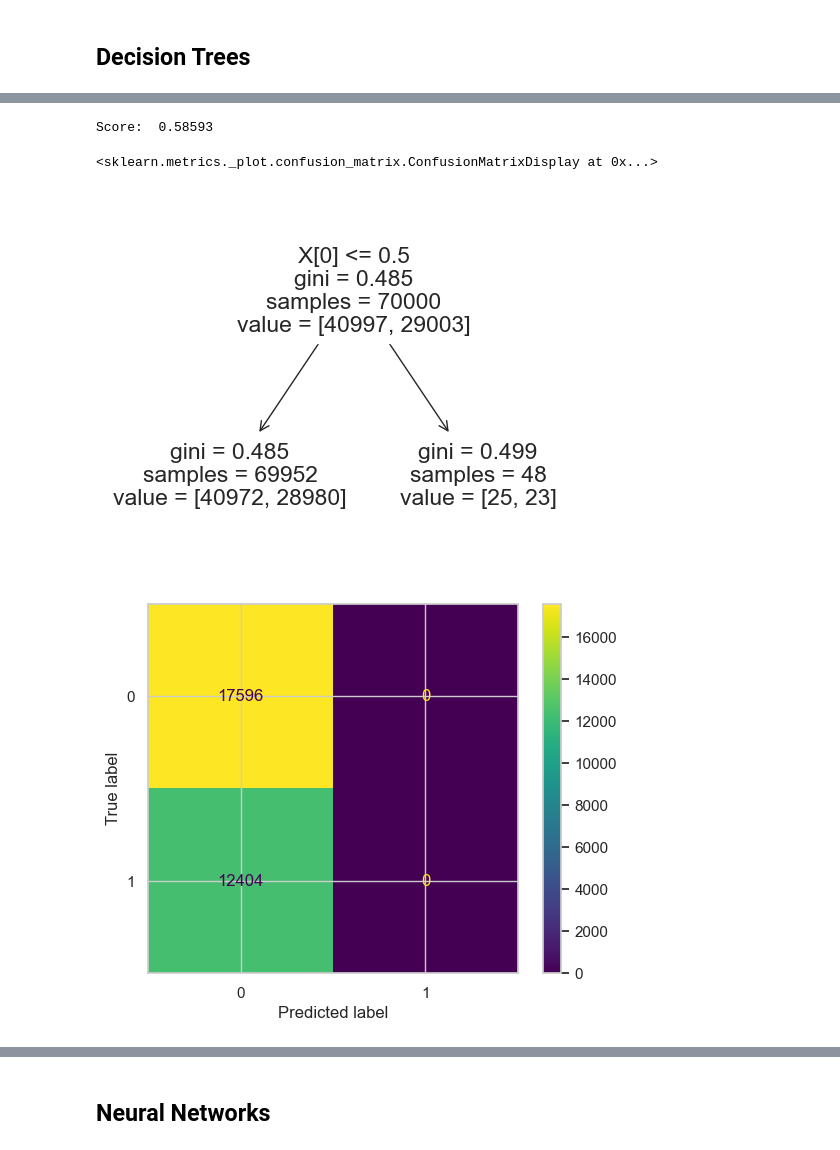
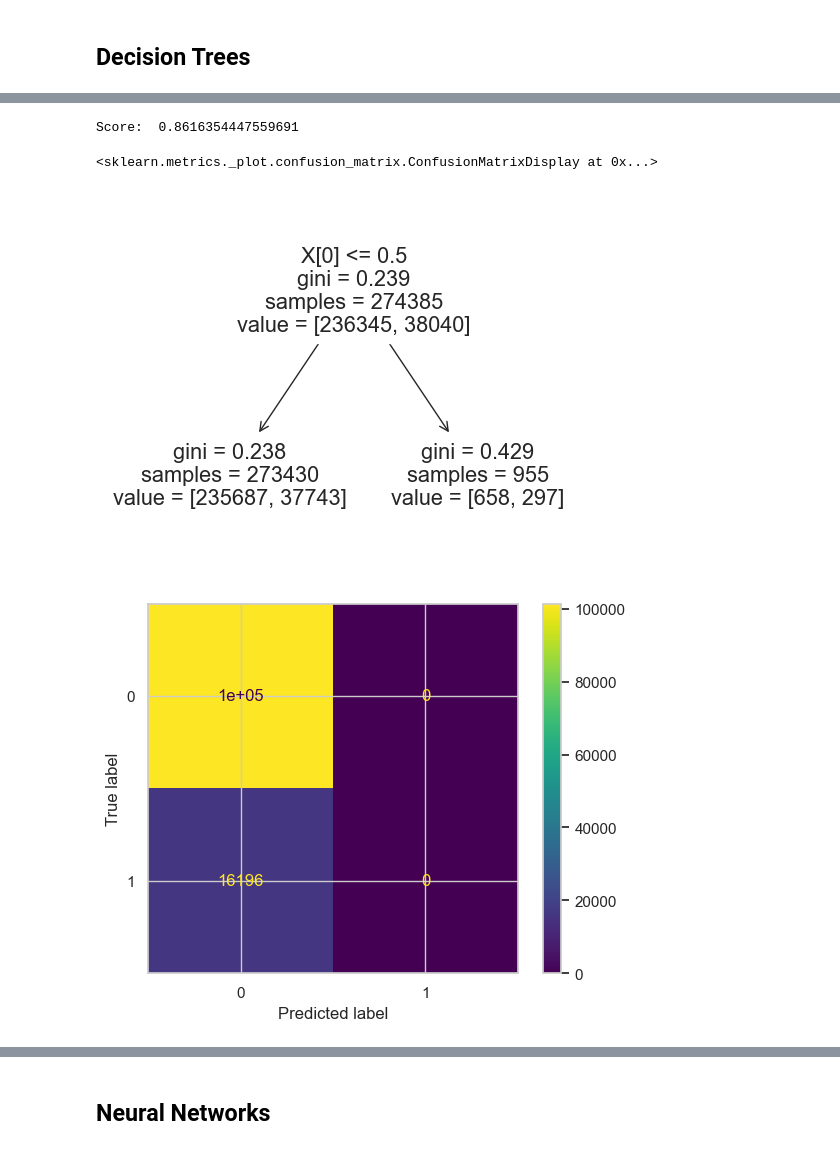
Before and after one commit to komolcia/Julia-Komorowska-Inteligencja-Obliczeniowa, a Jupyter notebook: projekt.ipynb, the cells around one changed output, grey strips where cells are left out. Saved outputs shown, nothing was run; the diff lists cells and outputs as text; code cells hidden in the pictures.

Commit message:
deleted few rows

```diff
--- a/projekt.ipynb
+++ b/projekt.ipynb
@@ -107,7 +107,10 @@ df.head()
 | 4 | 2 | 1 | 2 | 1 | 21/06/2020 | 0 | 0 | 68 | 0 | ... |
 5 rows × 21 columns
 # %%
-#Deleted columns which I don't understand
+df.drop(df.loc[df['CLASIFFICATION_FINAL']==4].index, inplace=True)
+df.drop(df.loc[df['CLASIFFICATION_FINAL']==5].index, inplace=True)
+df.drop(df.loc[df['CLASIFFICATION_FINAL']==6].index, inplace=True)
+df.drop(df.loc[df['CLASIFFICATION_FINAL']==7].index, inplace=True)
 df = df.drop('INMSUPR', axis=1)
 df = df.drop('CLASIFFICATION_FINAL', axis=1)
 df = df.drop('ICU', axis=1)
@@ -366,23 +369,23 @@ print(clf.predict(X_test))
 # %%
-X=df["OBESITY"].iloc[:100000].values.reshape(-1,1)
-y = df["DEATH"].iloc[:100000].values.astype("int")
+X=df["OBESITY"].values.reshape(-1,1)
+y = df["DEATH"].values.astype("int")
 X_train, X_test, y_train, y_test = train_test_split(X, y, test_size=0.3, random_state=1)
 clf = tree.DecisionTreeClassifier(random_state=0, max_depth=2)
 clf = clf.fit(X_train,y_train)
 y_pred = clf.predict(X_test)
 tree.plot_tree(clf)
 dot_data = StringIO()
 export_graphviz(clf, out_file=dot_data,
                 filled=True, rounded=True,
                 special_characters=True,feature_names = ["OBESITY"],class_names=['0','1'])
 graph = pydotplus.graph_from_dot_data(dot_data.getvalue())
 graph.write_png('covid_DT2.png')
 Image(graph.create_png())
 print("Score: ", clf.score(X,y))
 plot_confusion_matrix(clf,X_test,y_test)
 # %% [output]
-Score:  0.58593
+Score:  0.8616354447559691
 <sklearn.metrics._plot.confusion_matrix.ConfusionMatrixDisplay at 0x...>
-[figure, old version]
+[figure, new version]
-[figure, old version]
+[figure, new version]
 # %%
```
Also changed, not shown: parts of 26 cells of this notebook.
